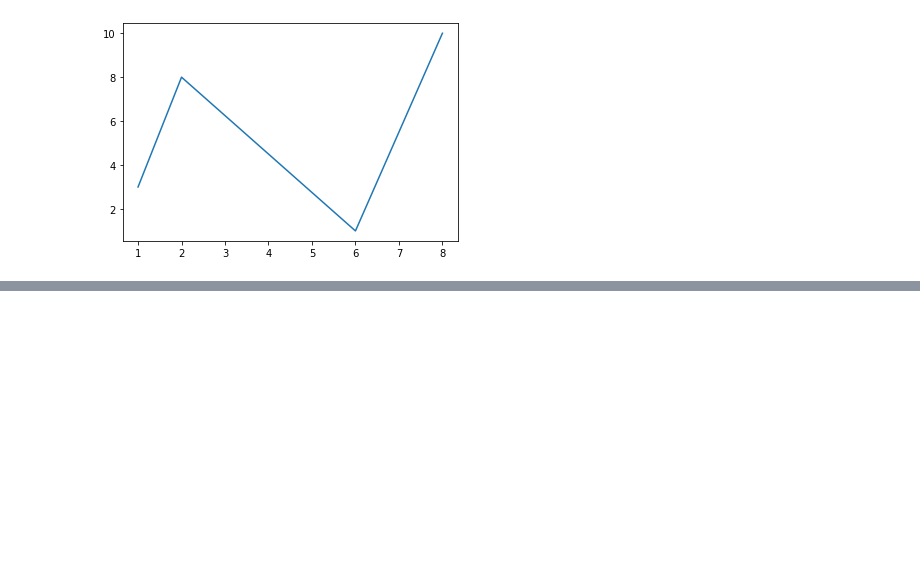
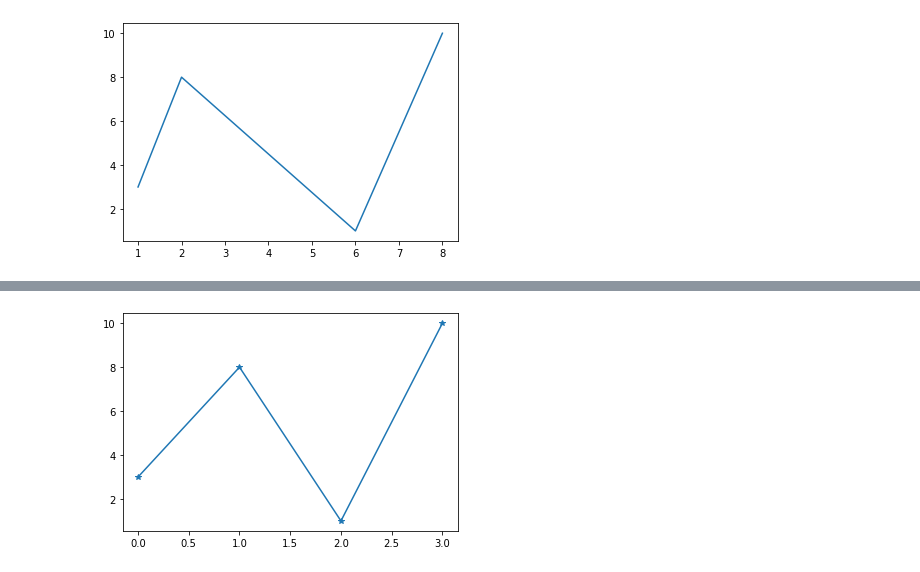
Before and after one commit to batista7557/Gr-ficos-com-Matplotlib, a Jupyter notebook: MatPlot.ipynb, the cells around one changed output, grey strips where cells are left out. Saved outputs shown, nothing was run; the diff lists cells and outputs as text; code cells hidden in the pictures; blank space fills up the shorter version.

```diff
--- a/MatPlot.ipynb
+++ b/MatPlot.ipynb
@@ -47,0 +58,6 @@ plt.show()
+# %%
+#Substituindo por uma estrela
+plt.plot(ypoints, marker='*')
+plt.show()
+# %% [output]
+[figure, added]
```
Also changed, not shown: parts of 16 cells of this notebook.
